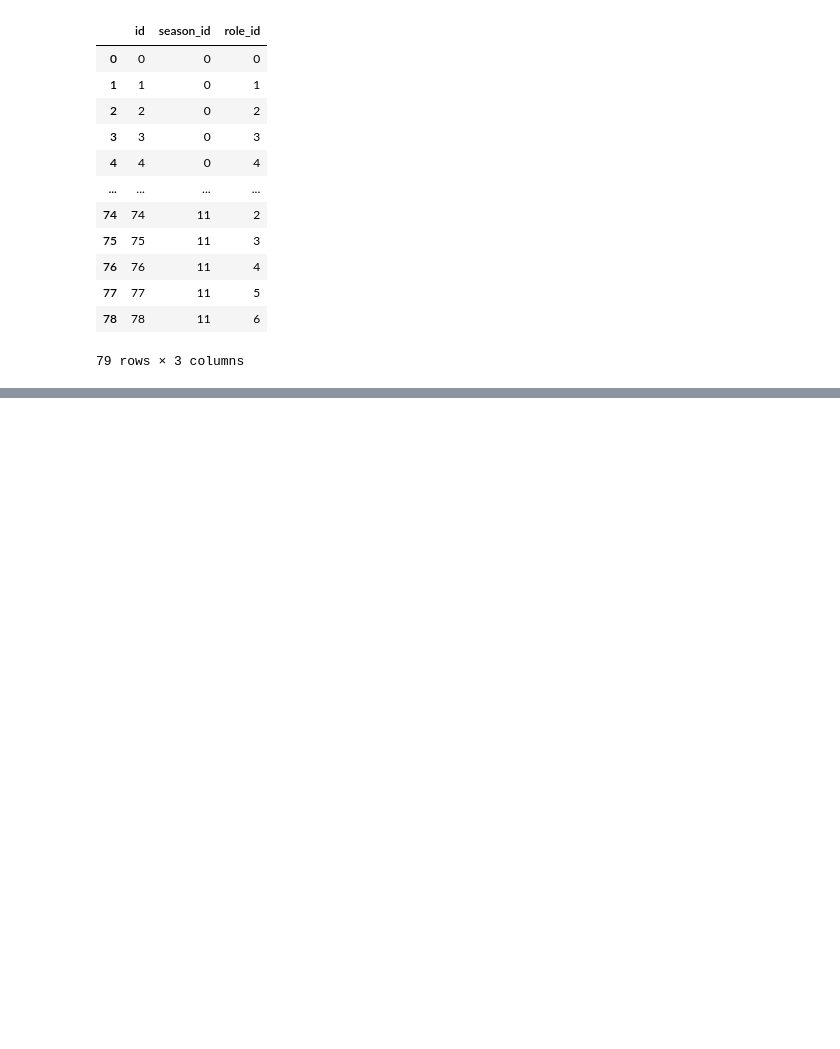
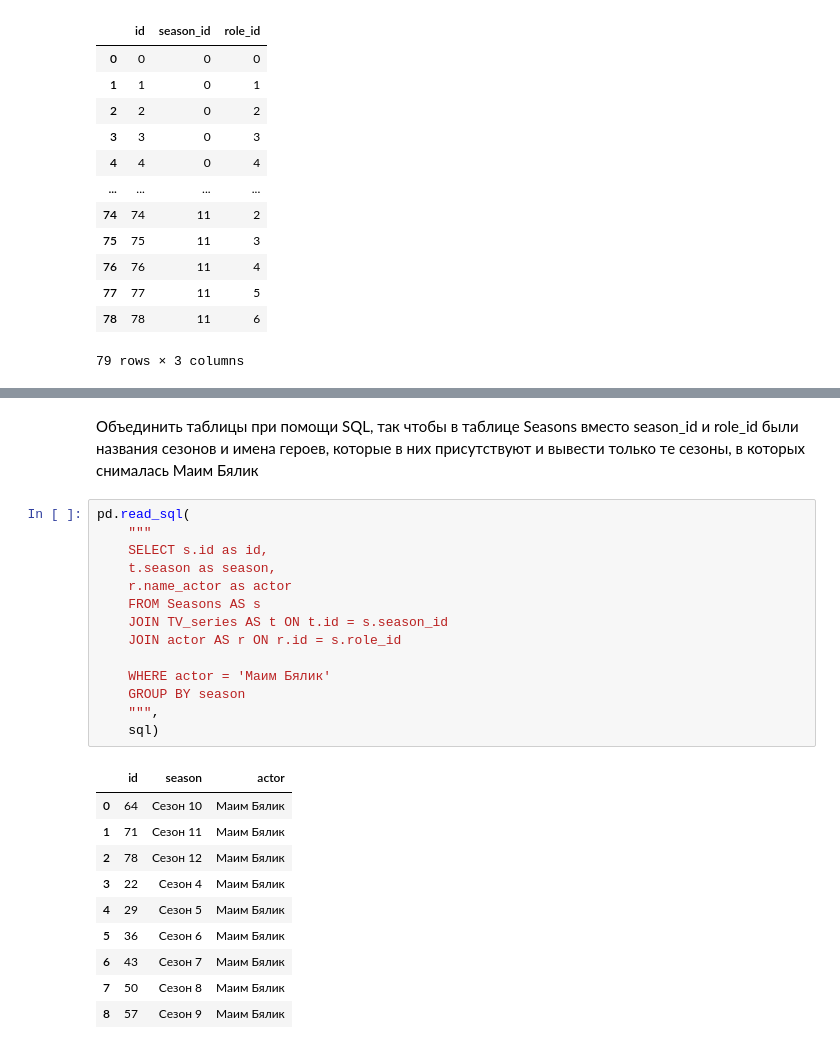
Before and after one commit to AlenaKT/homeworks, a Jupyter notebook: 04-homework.ipynb, the cells around one changed output, grey strips where cells are left out. Saved outputs shown, nothing was run; the diff lists cells and outputs as text; blank space fills up the shorter version.

```diff
--- a/04-homework.ipynb
+++ b/04-homework.ipynb
@@ -182,0 +233,27 @@ pd.read_sql(
+# %% [markdown]
+Объединить таблицы при помощи SQL, так чтобы в таблице Seasons вместо season_id и role_id были названия сезонов и имена героев, которые в них присутствуют и вывести только те сезоны, в которых снималась Маим Бялик
+# %%
+pd.read_sql(
+    """
+    SELECT s.id as id,
+    t.season as season,
+    r.name_actor as actor
+    FROM Seasons AS s
+    JOIN TV_series AS t ON t.id = s.season_id
+    JOIN actor AS r ON r.id = s.role_id
+
+    WHERE actor = 'Маим Бялик'
+    GROUP BY season
+    """,
+    sql)
+# %% [output]
+|  | id | season | actor |
+| 0 | 64 | Сезон 10 | Маим Бялик |
+| 1 | 71 | Сезон 11 | Маим Бялик |
+| 2 | 78 | Сезон 12 | Маим Бялик |
+| 3 | 22 | Сезон 4 | Маим Бялик |
+| 4 | 29 | Сезон 5 | Маим Бялик |
+| 5 | 36 | Сезон 6 | Маим Бялик |
+| 6 | 43 | Сезон 7 | Маим Бялик |
+| 7 | 50 | Сезон 8 | Маим Бялик |
+| 8 | 57 | Сезон 9 | Маим Бялик |
```
Also changed, not shown: parts of 8 cells of this notebook.
